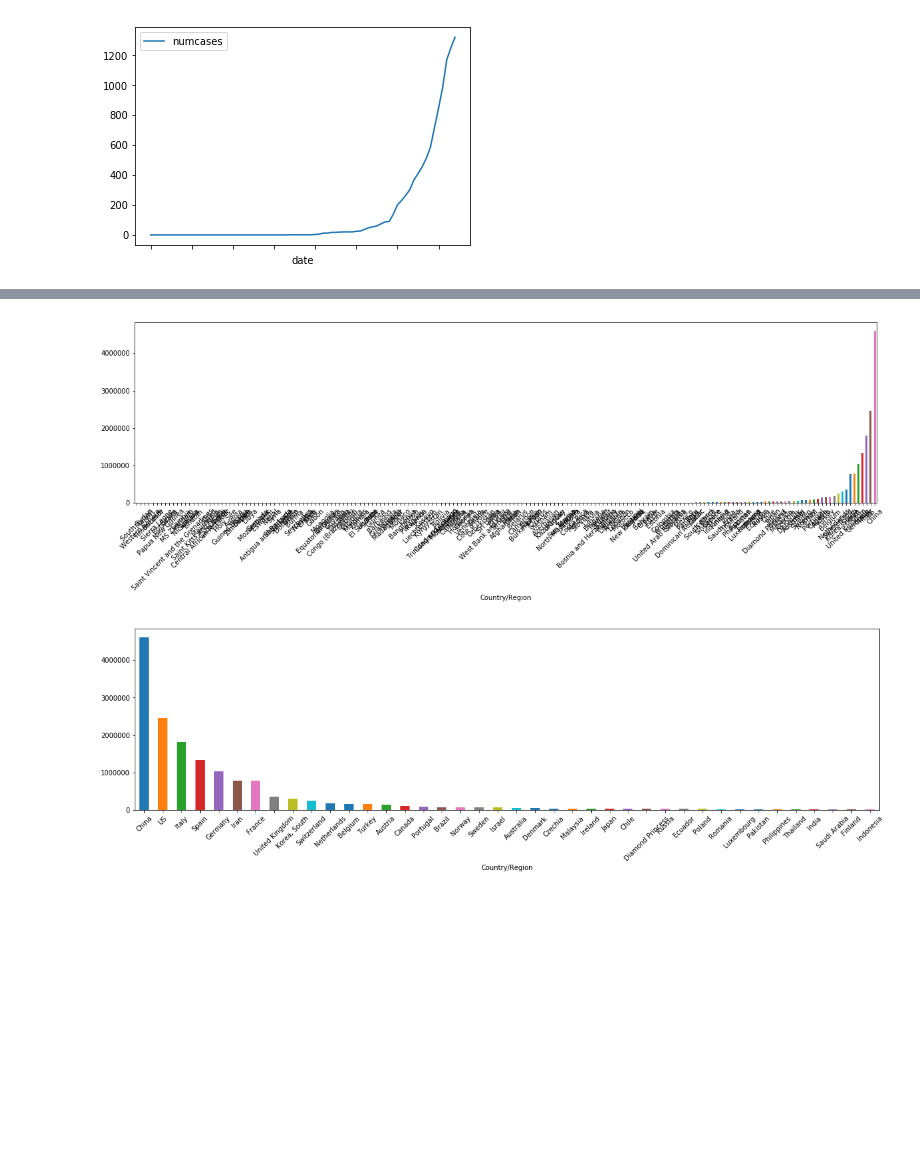
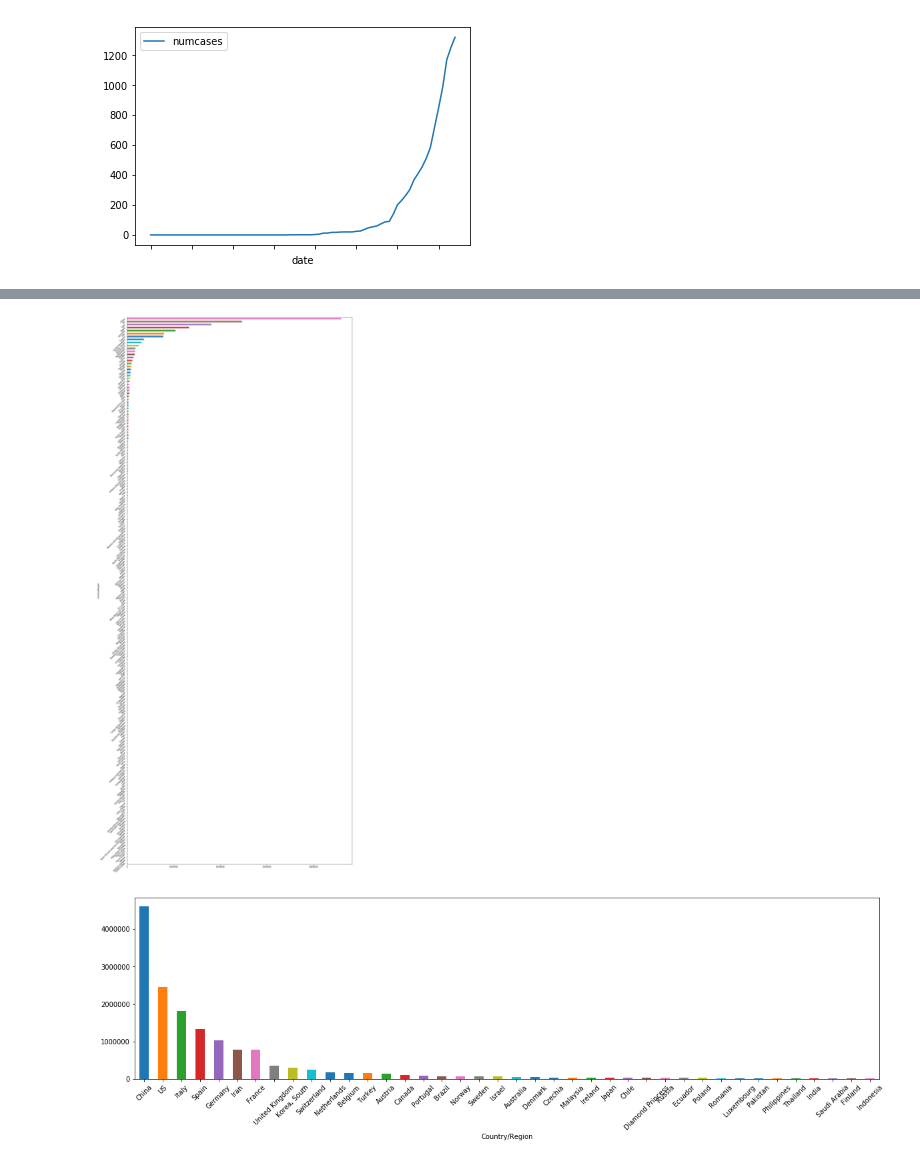
Before and after one commit to emichris/COVID-19-Visualization, a Jupyter notebook: explore-confirmed-global.ipynb, the cells around one changed output, grey strips where cells are left out. Drawn from its saved outputs; the diff is of its cells as text; code cells hidden in the pictures; blank space fills up the shorter version.

```diff
--- a/explore-confirmed-global.ipynb
+++ b/explore-confirmed-global.ipynb
@@ -66,7 +60,7 @@ df_melt.tail(20)
 # %%
-df_melt.groupby('Country/Region').sum()['numcases'].sort_values().plot(kind='bar', figsize=(20,5), rot=45);
+df_melt.groupby('Country/Region').sum()['numcases'].sort_values(ascending=True).plot(kind='barh', figsize=(20,50), rot=45);
 # %% [output]
-[figure, old version]
+[figure, new version]
 # %%
 df_melt.groupby('Country/Region').sum()['numcases'].sort_values().nlargest(40).plot(kind='bar', figsize=(20,5), rot=45);
 # %% [output]
```
Also changed, not shown: parts of 11 cells of this notebook, 8 other files.
